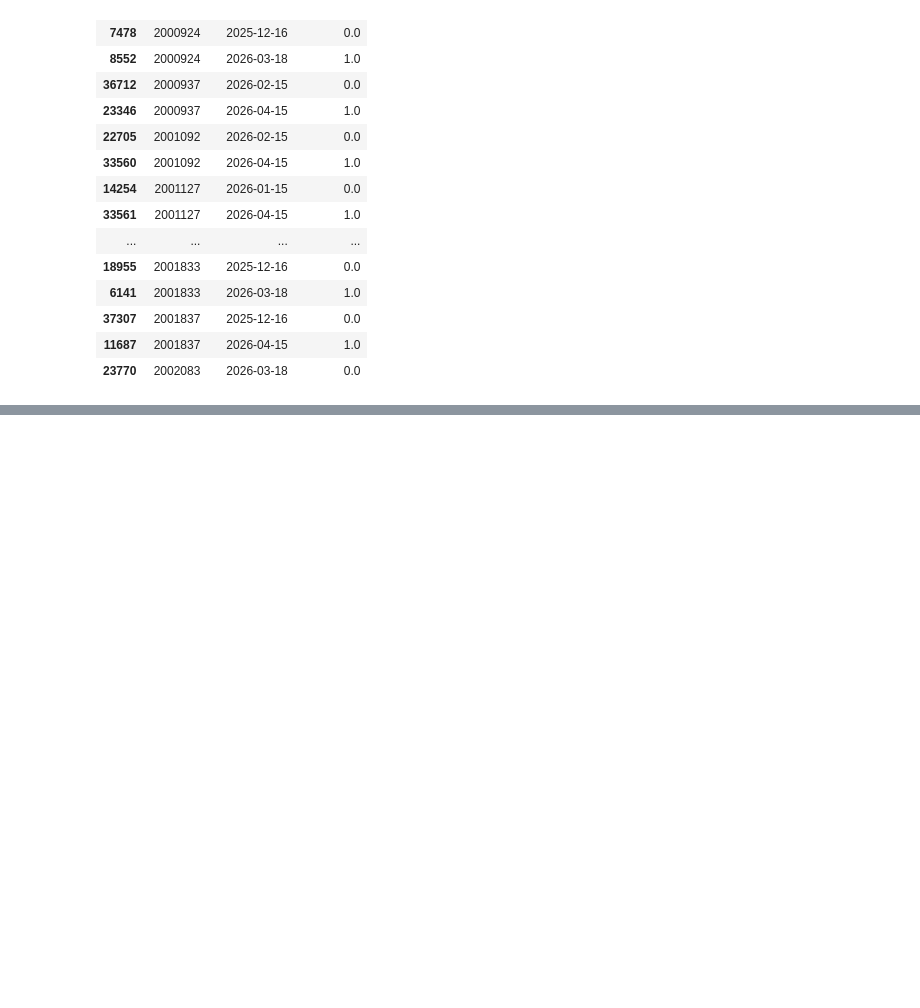
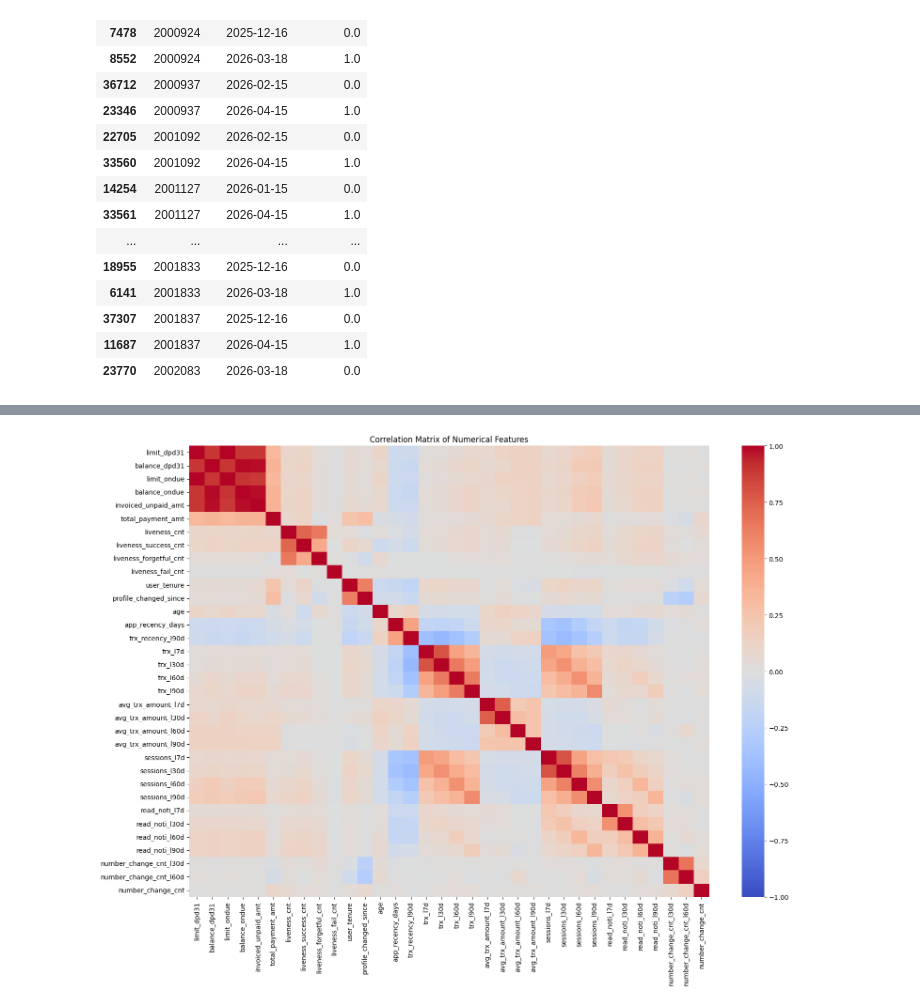
Before and after one commit to Khishigjargal42/toki_ds_task, a Jupyter notebook: notebooks/01_Toki_DPD91_Model.ipynb, the cells around one changed output, grey strips where cells are left out. Cells and saved outputs as stored; diff of their text form; code cells hidden in the pictures; blank space fills up the shorter version.

Commit message:
feature correlation

```diff
--- a/notebooks/01_Toki_DPD91_Model.ipynb
+++ b/notebooks/01_Toki_DPD91_Model.ipynb
@@ -1033,0 +1185,17 @@ user_list[
+# %%
+categorical_summary = {}
+
+for col in categorical_features:
+    summary = (
+        user_list[user_list["is_dpd_91"].notna()]
+        .groupby(col)["is_dpd_91"]
+        .agg(["count", "mean"])
+        .reset_index()
+    )
+
+    summary["dpd91_rate"] = summary["mean"] * 100
+    summary = summary.drop(columns="mean")
+
+    categorical_summary[col] = summary
+
+categorical_summary
@@ -1033,0 +1518,6 @@ user_list[
+# %%
+labeled_data = user_list[user_list["is_dpd_91"].notna()].copy()
+
+correlation_matrix = labeled_data[numeric_features].corr()
+
+correlation_matrix.shape
@@ -1033,0 +1567,19 @@ user_list[
+# %%
+import matplotlib.pyplot as plt
+import seaborn as sns
+
+plt.figure(figsize=(16, 12))
+
+sns.heatmap(
+    correlation_matrix,
+    cmap="coolwarm",
+    center=0,
+    vmin=-1,
+    vmax=1
+)
+
+plt.title("Correlation Matrix of Numerical Features")
+plt.tight_layout()
+plt.show()
+# %% [output]
+[figure, added]
```
Also changed, not shown: parts of 17 cells of this notebook.
